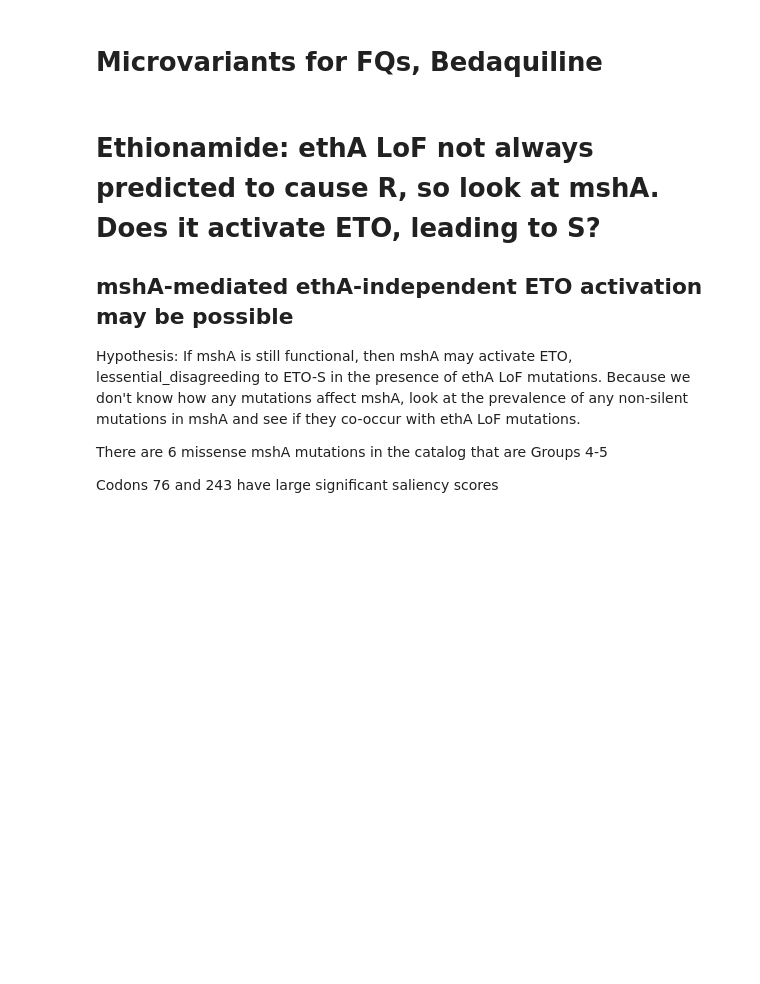
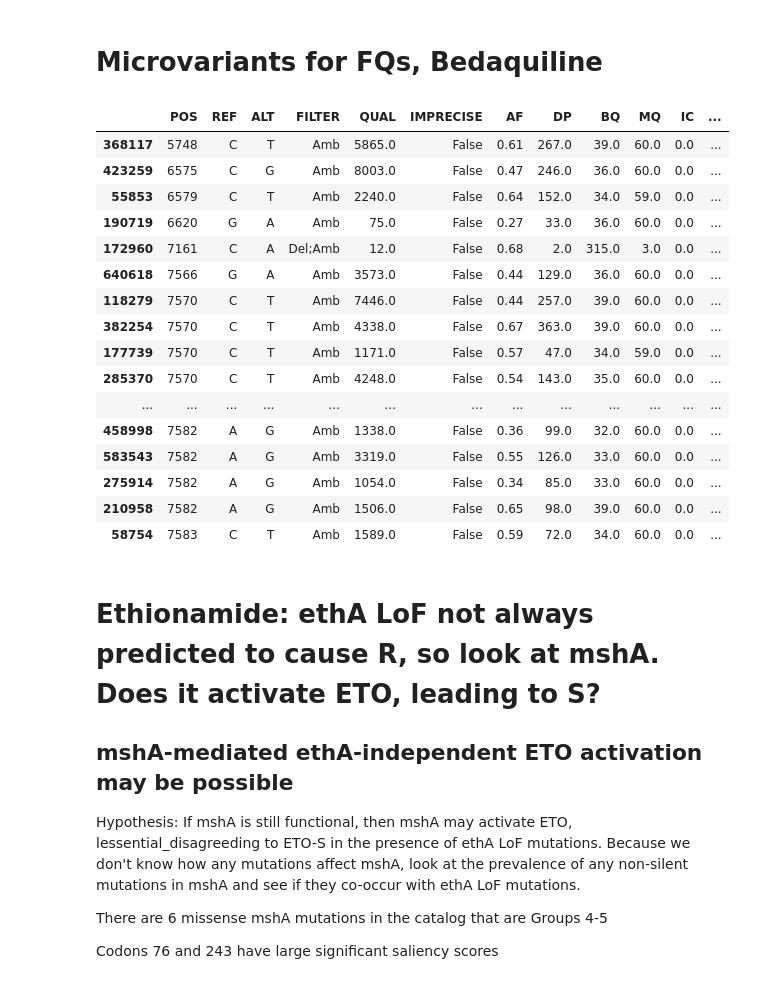
Before and after one commit to sanju99/MtbQuantCNN, a Jupyter notebook: analysis/individual_predictions.ipynb, the cells around one changed output. Saved outputs shown, nothing was run; the diff lists cells and outputs as text; code cells hidden in the pictures; blank space fills up the shorter version.

```diff
--- a/analysis/individual_predictions.ipynb
+++ b/analysis/individual_predictions.ipynb
@@ -541,3 +416,23 @@ len(fNames)
+# %%
+isolate_variants.query("ROLLINGDB_ID in @MXF_pred.Isolate & AF > 0.25 & AF <= 0.74 & POS >= 4998 & POS <= 9818").drop_duplicates(['ROLLINGDB_ID', 'variant']).sort_values("POS")
+# %% [output]
+|  | POS | REF | ALT | FILTER | QUAL | IMPRECISE | AF | DP | BQ | MQ | IC | ... |
+| 368117 | 5748 | C | T | Amb | 5865.0 | False | 0.61 | 267.0 | 39.0 | 60.0 | 0.0 | ... |
+| 423259 | 6575 | C | G | Amb | 8003.0 | False | 0.47 | 246.0 | 36.0 | 60.0 | 0.0 | ... |
+| 55853 | 6579 | C | T | Amb | 2240.0 | False | 0.64 | 152.0 | 34.0 | 59.0 | 0.0 | ... |
+| 190719 | 6620 | G | A | Amb | 75.0 | False | 0.27 | 33.0 | 36.0 | 60.0 | 0.0 | ... |
+| 172960 | 7161 | C | A | Del;Amb | 12.0 | False | 0.68 | 2.0 | 315.0 | 3.0 | 0.0 | ... |
+| 640618 | 7566 | G | A | Amb | 3573.0 | False | 0.44 | 129.0 | 36.0 | 60.0 | 0.0 | ... |
+| 118279 | 7570 | C | T | Amb | 7446.0 | False | 0.44 | 257.0 | 39.0 | 60.0 | 0.0 | ... |
+| 382254 | 7570 | C | T | Amb | 4338.0 | False | 0.67 | 363.0 | 39.0 | 60.0 | 0.0 | ... |
+| 177739 | 7570 | C | T | Amb | 1171.0 | False | 0.57 | 47.0 | 34.0 | 59.0 | 0.0 | ... |
+| 285370 | 7570 | C | T | Amb | 4248.0 | False | 0.54 | 143.0 | 35.0 | 60.0 | 0.0 | ... |
+| ... | ... | ... | ... | ... | ... | ... | ... | ... | ... | ... | ... | ... |
+| 458998 | 7582 | A | G | Amb | 1338.0 | False | 0.36 | 99.0 | 32.0 | 60.0 | 0.0 | ... |
+| 583543 | 7582 | A | G | Amb | 3319.0 | False | 0.55 | 126.0 | 33.0 | 60.0 | 0.0 | ... |
+| 275914 | 7582 | A | G | Amb | 1054.0 | False | 0.34 | 85.0 | 33.0 | 60.0 | 0.0 | ... |
+| 210958 | 7582 | A | G | Amb | 1506.0 | False | 0.65 | 98.0 | 39.0 | 60.0 | 0.0 | ... |
+| 58754 | 7583 | C | T | Amb | 1589.0 | False | 0.59 | 72.0 | 34.0 | 60.0 | 0.0 | ... |
 # %% [markdown]
 # Ethionamide: ethA LoF not always predicted to cause R, so look at mshA. Does it activate ETO, leading to S?
 
```
Also changed, not shown: parts of 35 cells of this notebook, 29 other files.
